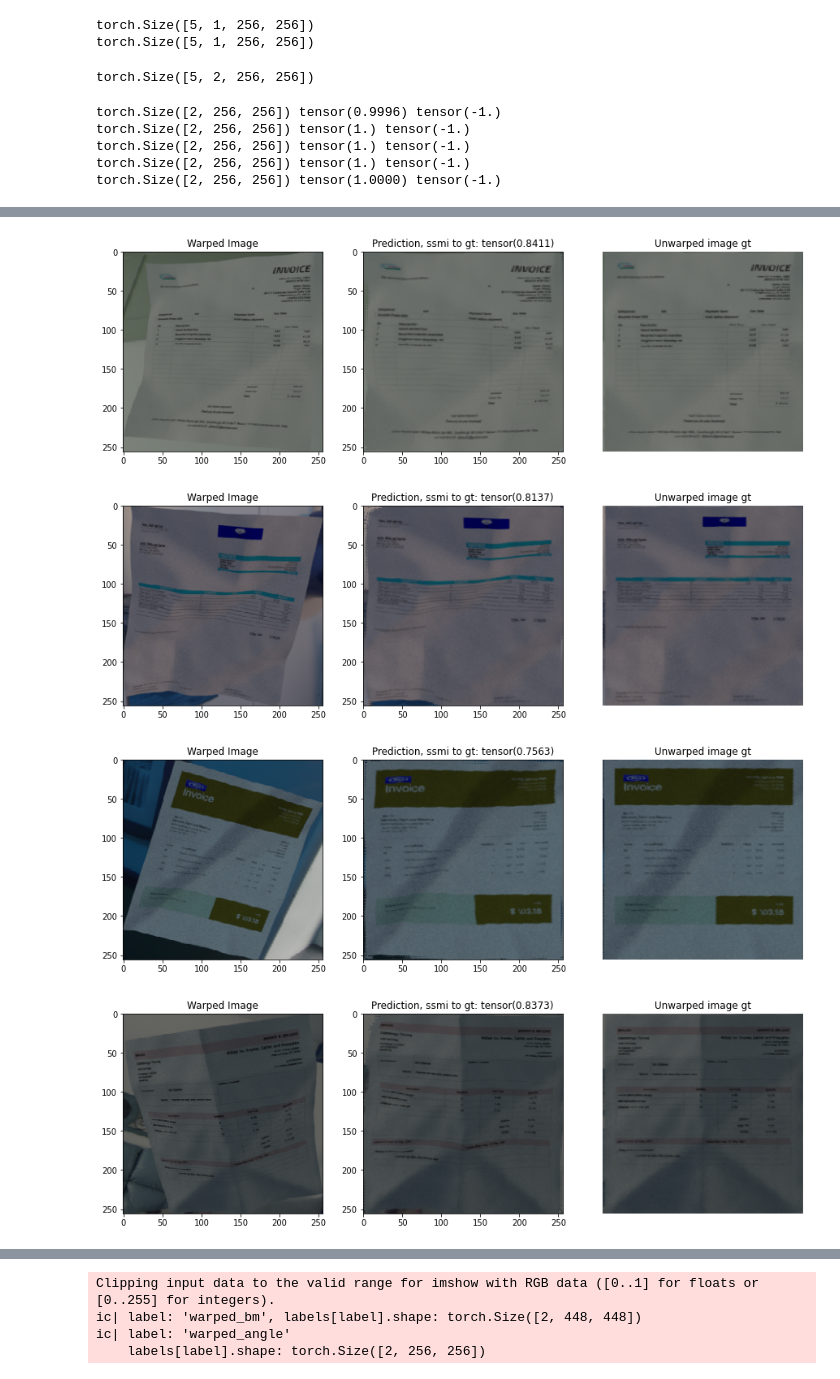
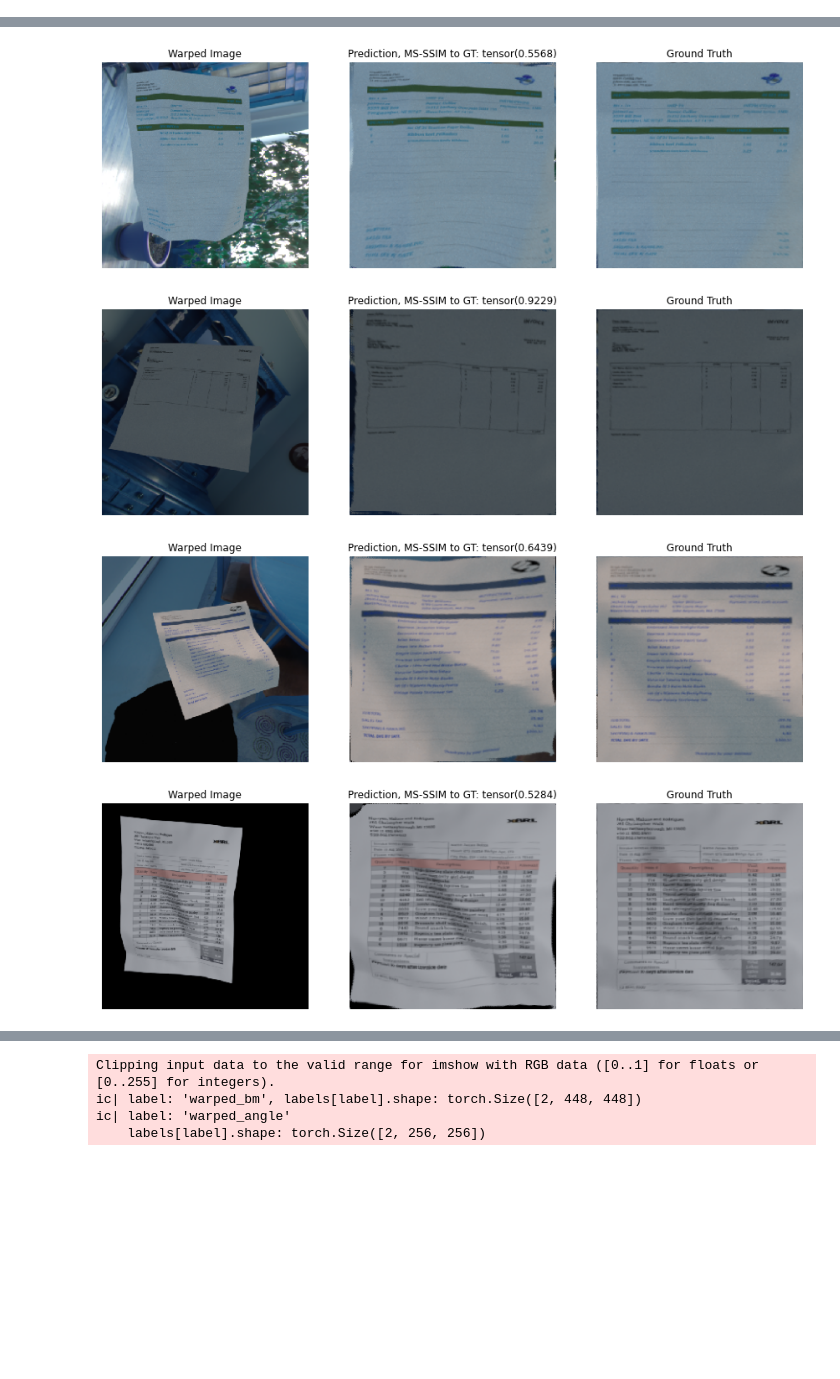
Before and after one commit to Leon-Sander/ImageRectification, a Jupyter notebook: plotting.ipynb, the cells around one changed output, grey strips where cells are left out. Cells and saved outputs as stored; diff of their text form; code cells hidden in the pictures; blank space fills up the shorter version.

```diff
--- a/plotting.ipynb
+++ b/plotting.ipynb
@@ -5,7 +5,8 @@ import numpy as np
 import matplotlib.pyplot as plt
 import utils
 import os
+from models.full_model import crease
 #import seaborn as sns
 #sns.set(color_codes=True)
-data_dir= 'Dataset Preview/Inv3D preview complete V2/data/train/'
+
 data_dir = '/home/sander/Inv3D_pre/inv3d/data/'
@@ -38,38 +13,10 @@ warped_curvature_gt
-# %%
-import torch
-labels['warped_angle'].shape
-a = torch.norm((labels['warped_curvature_gt']- labels['warped_curvature_gt']),p=2,dim=(1))
-#l_curvature = torch.norm((curvature_mesh - labels['warped_curvature_gt']),p=2,dim=(1))
-print(a.unsqueeze(1).shape)
-
-l1_loss = L1_loss(labels['warped_curvature_gt'],labels['warped_curvature_gt'])
-print(l1_loss.shape)
-# %% [output]
-torch.Size([5, 1, 256, 256])
-torch.Size([5, 1, 256, 256])
-# %%
-import torch.nn as nn
-L1_loss = nn.L1Loss(reduction='none')
-l1_loss = L1_loss(labels['warped_bm'],labels['warped_bm'])
-l1_loss.shape
-# %% [output]
-torch.Size([5, 2, 256, 256])
 # %%
-import utils
-import torch
-from models.backwardmapper import Backwardmapper
-bm_model = Backwardmapper()
-bm_model.load_state_dict(torch.load('models/pretrained/monster_bm_v2.pkl'))
-bm_model.eval()
-data_dir = '/home/sander/Inv3D_pre/inv3d/data/'
-ordner = sorted(os.listdir(data_dir+'train/'))
+model_full = crease()
+model_full.load_state_dict(torch.load('models/pretrained/crease_monster_best.pkl'))
+model_full.eval()
+
+ordner = sorted(os.listdir(data_dir+'test/'))
 
 for item in ordner[:5]:
-    #utils.compare_ssim_all(data_dir + item, bm_model)
-    utils.plt_bm_gt_cropped(data_dir + 'train/' + item, bm_model)
+    utils.plt_crease(data_dir + 'test/' + item, model_full, 0)
 # %% [output]
-torch.Size([2, 256, 256]) tensor(0.9996) tensor(-1.)
-torch.Size([2, 256, 256]) tensor(1.) tensor(-1.)
-torch.Size([2, 256, 256]) tensor(1.) tensor(-1.)
-torch.Size([2, 256, 256]) tensor(1.) tensor(-1.)
-torch.Size([2, 256, 256]) tensor(1.0000) tensor(-1.)
@@ -77,4 +24,4 @@ torch.Size([2, 256, 256]) tensor(1.0000) tensor(-1.)
-[figure, old version]
+[figure, new version]
-[figure, old version]
+[figure, new version]
-[figure, old version]
+[figure, new version]
-[figure, old version]
+[figure, new version]
```
Also changed, not shown: parts of 11 cells of this notebook, 17 other files.
